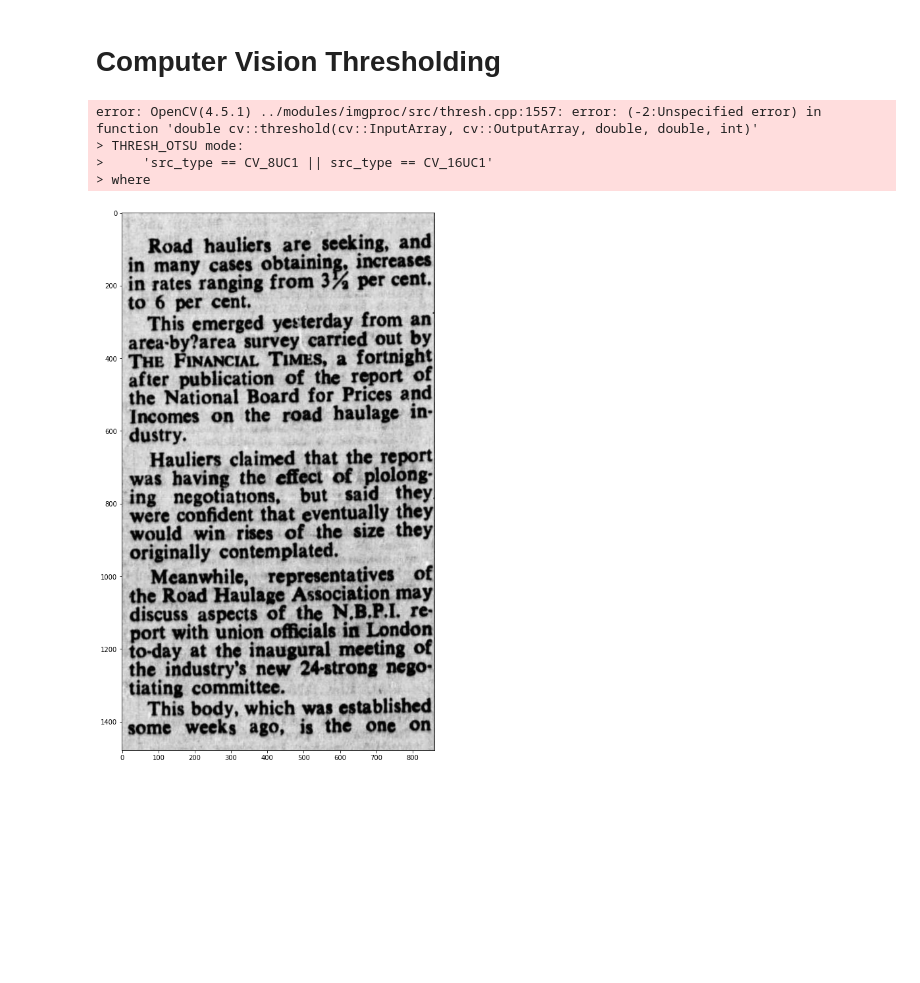
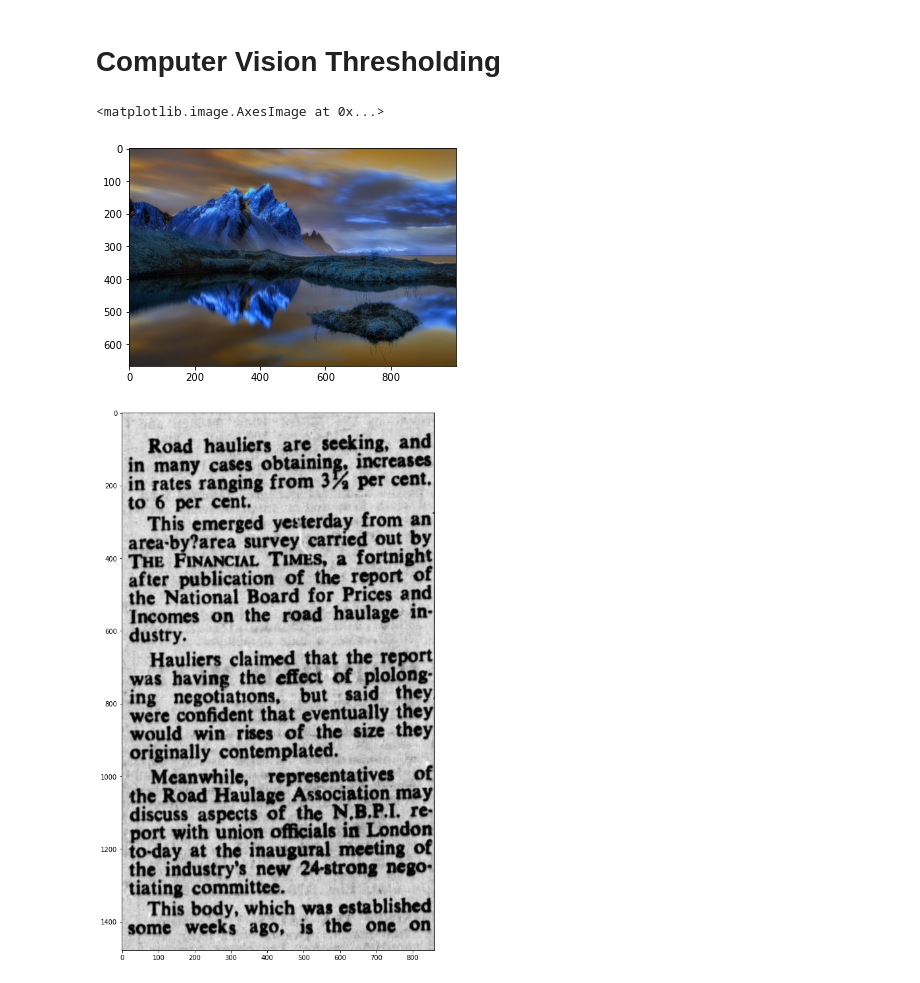
Before and after one commit to martinezpl/Strive, a Jupyter notebook: M6/04. Kernels, callbacks and thresholding/Thresholding.ipynb, the cells around one changed output. Saved outputs shown, nothing was run; the diff lists cells and outputs as text; code cells hidden in the pictures; blank space fills up the shorter version.

```diff
--- a/M6/04. Kernels, callbacks and thresholding/Thresholding.ipynb
+++ b/M6/04. Kernels, callbacks and thresholding/Thresholding.ipynb
@@ -12,3 +11,10 @@ img = cv2.imread('omg.jpg')
+# %%
+img = cv2.imread('omg.jpg')
+img = cv2.resize(img, (img.shape[1]//3,img.shape[0]//3))
+plt.imshow(img)
+# %% [output]
+<matplotlib.image.AxesImage at 0x...>
+[figure, added]
 # %%
 class Comparator():
     def __init__(self, image, titles, types):
@@ -65,17 +62,11 @@ class Comparator():
 # %%
 comp = Comparator(img, ['BINARY','BINARY_INV','TRUNC','TOZERO','TOZERO_INV'], [cv2.THRESH_BINARY,
-    cv2.THRESH_BINARY + cv2.THRESH_OTSU,
     cv2.THRESH_BINARY_INV,
     cv2.THRESH_TRUNC,
     cv2.THRESH_TOZERO,
     cv2.THRESH_TOZERO_INV])
 
 comp.preview()
-# %% [output]
-error: OpenCV(4.5.1) ../modules/imgproc/src/thresh.cpp:1557: error: (-2:Unspecified error) in function 'double cv::threshold(cv::InputArray, cv::OutputArray, double, double, int)'
-> THRESH_OTSU mode:
->     'src_type == CV_8UC1 || src_type == CV_16UC1'
-> where
 # %%
 # Given this image
 text_img = cv2.imread('img/text.png', cv2.IMREAD_GRAYSCALE)
```
Also changed, not shown: parts of 3 cells of this notebook, 2 other files.
